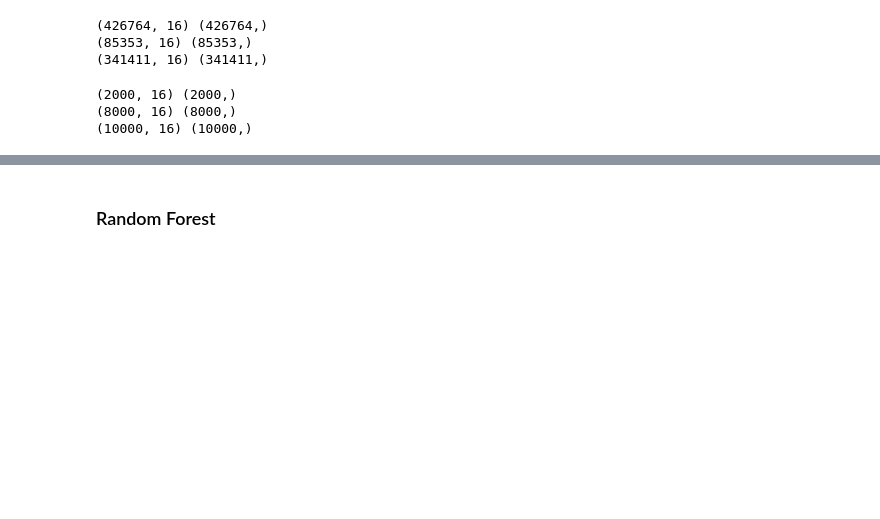
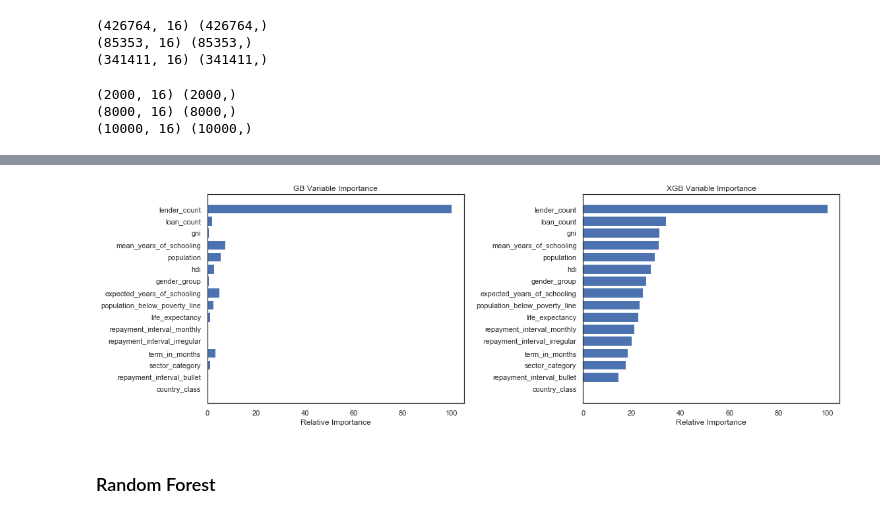
Before and after one commit to TheONEShafiq/Thinkful, a Jupyter notebook: Capstone2_Kiva.ipynb, the cells around one changed output, grey strips where cells are left out. Saved outputs shown, nothing was run; the diff lists cells and outputs as text; code cells hidden in the pictures; blank space fills up the shorter version.

```diff
--- a/Capstone2_Kiva.ipynb
+++ b/Capstone2_Kiva.ipynb
@@ -869 +939,37 @@ KeyboardInterrupt:
+# %%
+gb_feature_importance = gb.feature_importances_
+xgb_feature_importance = xgb_model.feature_importances_
+
+
+# Make importances relative to max importance for GB
+gb_feature_importance = 100.0 * (gb_feature_importance / gb_feature_importance.max())
+sorted_idx = np.argsort(gb_feature_importance)
+pos = np.arange(sorted_idx.shape[0]) + .5
+
+
+# Make importances relative to max importance fro XGB
+xgb_feature_importance = 100.0 * (xgb_feature_importance / xgb_feature_importance.max())
+sorted_idx = np.argsort(xgb_feature_importance)
+pos = np.arange(sorted_idx.shape[0]) + .5
+
+#plot the results
+
+plt.figure(figsize=(16,10))
+
+plt.subplot(2, 2, 1)
+plt.barh(pos, gb_feature_importance[sorted_idx], align='center')
+plt.yticks(pos, X.columns[sorted_idx])
+plt.xlabel('Relative Importance')
+plt.title('GB Variable Importance')
+
+plt.subplot(2, 2, 2)
+plt.barh(pos, xgb_feature_importance[sorted_idx], align='center')
+plt.yticks(pos, X.columns[sorted_idx])
+plt.xlabel('Relative Importance')
+plt.title('XGB Variable Importance')
+
+plt.tight_layout()
+plt.show()
+# %% [output]
+[figure, added]
 # %%
```
Also changed, not shown: parts of 14 cells of this notebook.
